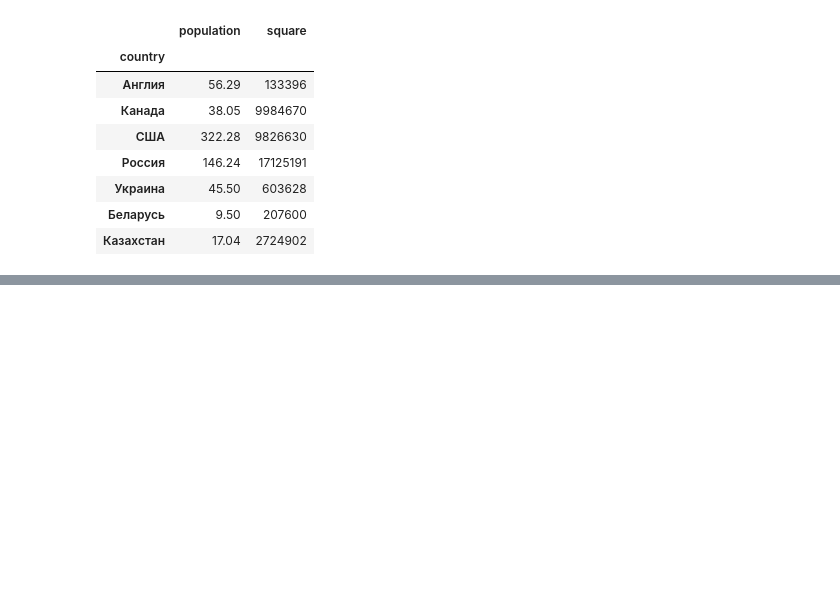
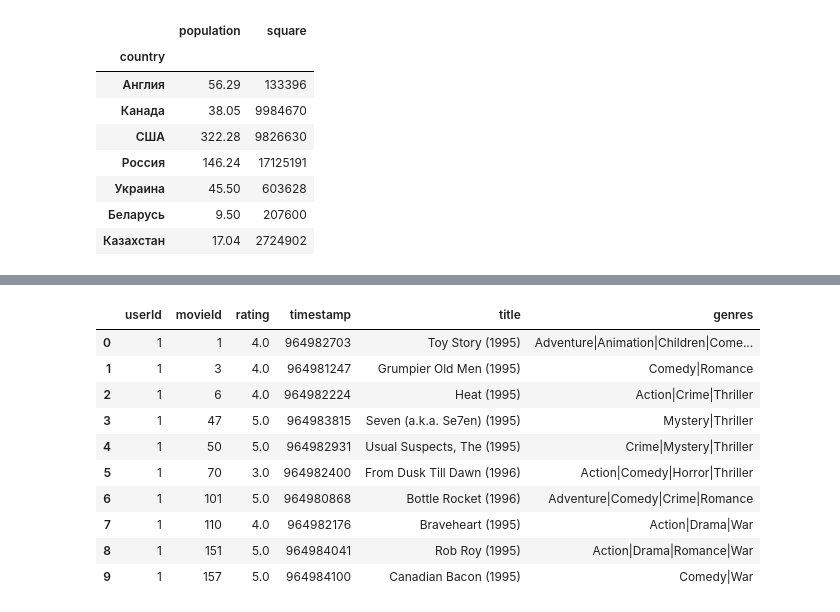
Before and after one commit to AlexandrMenshikov/DataScience_New, a Jupyter notebook: data/Read_table.ipynb, the cells around one changed output, grey strips where cells are left out. Drawn from its saved outputs; the diff is of its cells as text; code cells hidden in the pictures; blank space fills up the shorter version.

```diff
--- a/data/Read_table.ipynb
+++ b/data/Read_table.ipynb
@@ -31,0 +158,3 @@ display(melb_data) # Выводим содержимое DataFrame на экра
+# %%
+rating = pd.read_excel('C:\\Users\\admin3.URTREK\\Documents\\Data_science\\DataScience_New\\data\\ratings+movies.xlsx')
+display(rating.head())
@@ -31,0 +168,3 @@ display(melb_data) # Выводим содержимое DataFrame на экра
+# %%
+movies = pd.read_excel('C:\\Users\\admin3.URTREK\\Documents\\Data_science\\DataScience_New\\data\\ratings+movies.xlsx', sheet_name='movies')
+display(movies.head())
@@ -31,0 +178,19 @@ display(melb_data) # Выводим содержимое DataFrame на экра
+# %%
+merged = rating.merge(
+    movies,
+    on='movieId',
+    how='left'
+)
+display(merged.head())
+# %% [output]
+|  | userId | movieId | rating | timestamp | title | genres |
+| 0 | 1 | 1 | 4.0 | 964982703 | Toy Story (1995) | Adventure|Animation|Children|Come... |
+| 1 | 1 | 3 | 4.0 | 964981247 | Grumpier Old Men (1995) | Comedy|Romance |
+| 2 | 1 | 6 | 4.0 | 964982224 | Heat (1995) | Action|Crime|Thriller |
+| 3 | 1 | 47 | 5.0 | 964983815 | Seven (a.k.a. Se7en) (1995) | Mystery|Thriller |
+| 4 | 1 | 50 | 5.0 | 964982931 | Usual Suspects, The (1995) | Crime|Mystery|Thriller |
+| 5 | 1 | 70 | 3.0 | 964982400 | From Dusk Till Dawn (1996) | Action|Comedy|Horror|Thriller |
+| 6 | 1 | 101 | 5.0 | 964980868 | Bottle Rocket (1996) | Adventure|Comedy|Crime|Romance |
+| 7 | 1 | 110 | 4.0 | 964982176 | Braveheart (1995) | Action|Drama|War |
+| 8 | 1 | 151 | 5.0 | 964984041 | Rob Roy (1995) | Action|Drama|Romance|War |
+| 9 | 1 | 157 | 5.0 | 964984100 | Canadian Bacon (1995) | Comedy|War |
```
Also changed, not shown: parts of 17 cells of this notebook, 7 other files.
